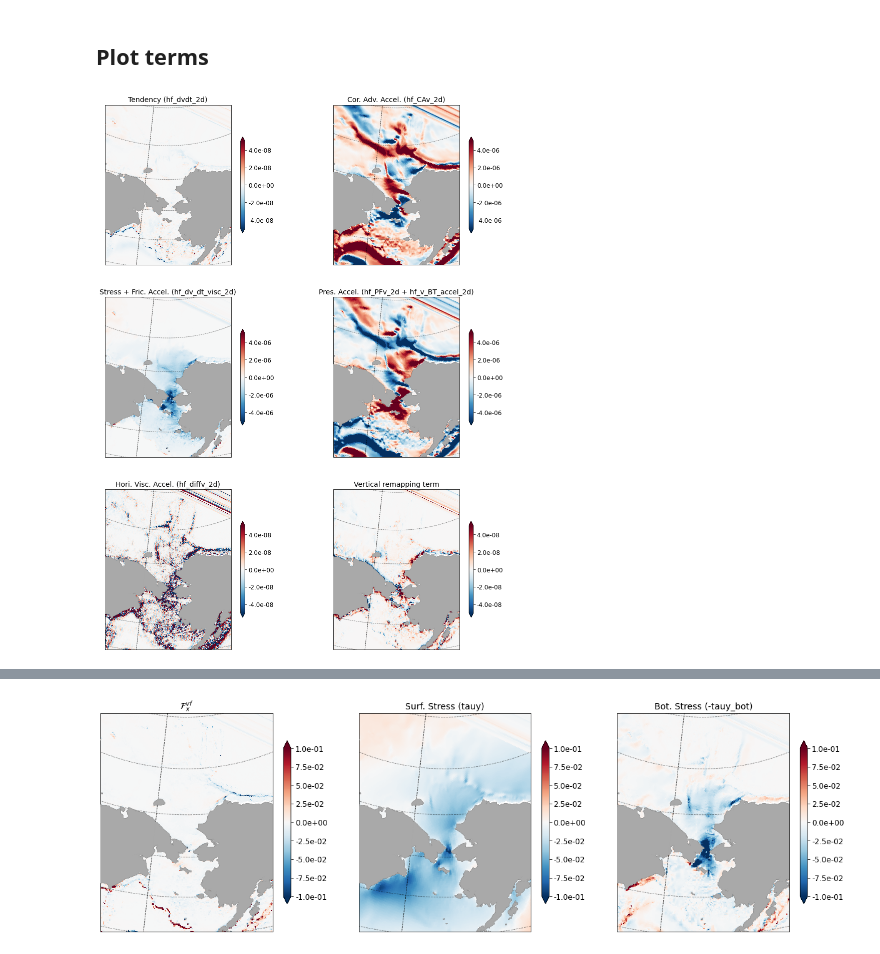
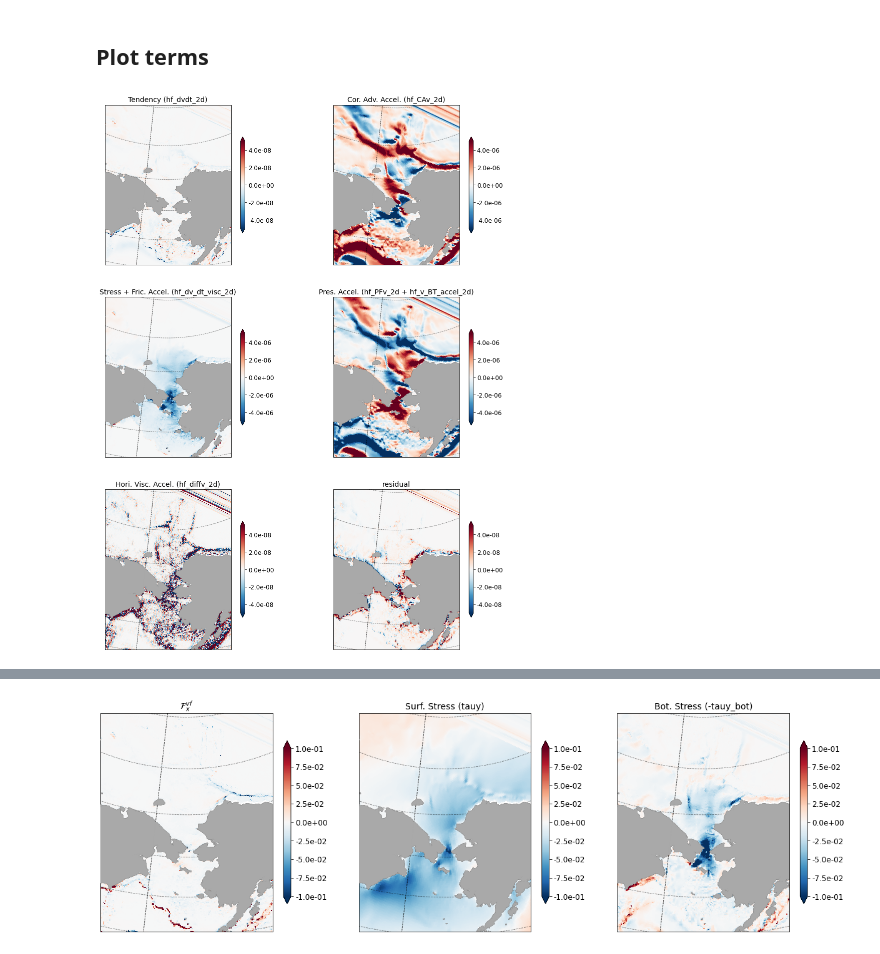
Before and after one commit to marionalberty/Chukchi_heatbudgets, a Jupyter notebook: notebooks/BWP_momentumBudget_ctrl.ipynb, the cells around one changed output, grey strips where cells are left out. Cells and saved outputs as stored; diff of their text form; code cells hidden in the pictures.

```diff
--- a/notebooks/BWP_momentumBudget_ctrl.ipynb
+++ b/notebooks/BWP_momentumBudget_ctrl.ipynb
@@ -84,32 +84,32 @@ def plot_map(ax, da, vmin=-999, vmax=999, vstep=1,
 # %%
 # Meridional Momentum budget (units are in m/s2)
 max_r = 5e-6
 
 fig, ax = plt.subplots(ncols=2,nrows=3,figsize=(15,20),subplot_kw={'projection':ccrs.LambertConformal(central_longitude=-170)})
 
 plot_map(ax[0,0], DS['hf_dvdt_2d'], vmin=-1e-2*max_r, vmax=1e-2*max_r, vstep=2.e-3*max_r,
          lon='geolon_v', lat='geolat_v', cmap='RdBu_r', title='Tendency (hf_dvdt_2d)')
 
 plot_map(ax[0,1], DS['hf_CAv_2d'], vmin=-max_r, vmax=max_r, vstep=2.e-1*max_r,
          lon='geolon_v', lat='geolat_v', cmap='RdBu_r', title='Cor. Adv. Accel. (hf_CAv_2d)')
 
 plot_map(ax[1,0], DS['hf_dv_dt_visc_2d'], vmin=-max_r, vmax=max_r, vstep=2.e-3*max_r,
          lon='geolon_v', lat='geolat_v', cmap='RdBu_r', title='Stress + Fric. Accel. (hf_dv_dt_visc_2d)')
 
 plot_map(ax[1,1], DS['hf_PFv_2d']+DS['hf_v_BT_accel_2d'], vmin=-max_r, vmax=max_r, vstep=2.e-1*max_r,
          lon='geolon_v', lat='geolat_v', cmap='RdBu_r', title='Pres. Accel. (hf_PFv_2d + hf_v_BT_accel_2d)')
 
 plot_map(ax[2,0], DS['hf_diffv_2d'], vmin=-1e-2*max_r, vmax=1e-2*max_r, vstep=2.e-3*max_r,
          lon='geolon_v', lat='geolat_v', cmap='RdBu_r', title='Hori. Visc. Accel. (hf_diffv_2d)')
 
 tmp = DS['hf_dvdt_2d']-DS['hf_CAv_2d']-DS['hf_PFv_2d']-DS['hf_diffv_2d']-DS['hf_dv_dt_visc_2d']-DS['hf_v_BT_accel_2d']
 plot_map(ax[2,1], tmp, vmin=-1e-2*max_r, vmax=1e-2*max_r, vstep=2.e-3*max_r,
-         lon='geolon_v', lat='geolat_v', cmap='RdBu_r', title='Vertical remapping term')
+         lon='geolon_v', lat='geolat_v', cmap='RdBu_r', title='residual')
 
 # save fig
 fig.savefig('../figures/PerturbationExperiments/YmomBudget_mean_ctrl.pdf',bbox_inches='tight')
 # %% [output]
-[figure, old version]
+[figure, new version]
 # %%
 # Zonal Momentum budget (units are in m/s2)
 max_r = 5e-6
```
Also changed, not shown: parts of 2 cells of this notebook, 1 other file.
